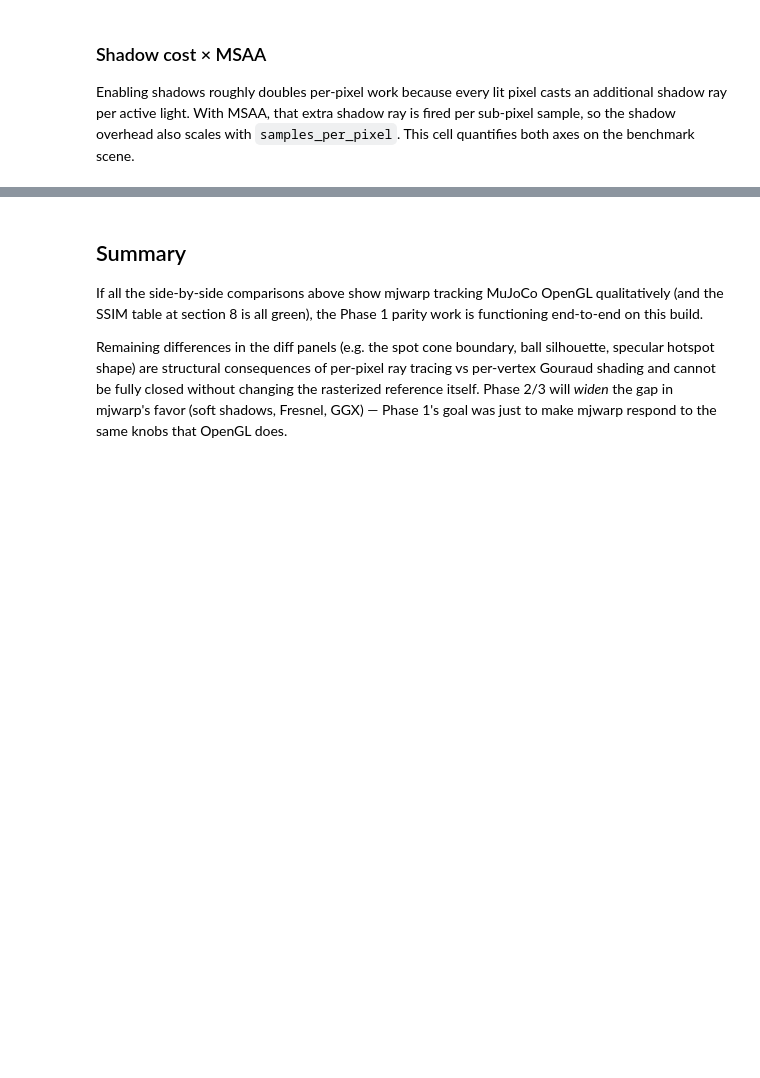
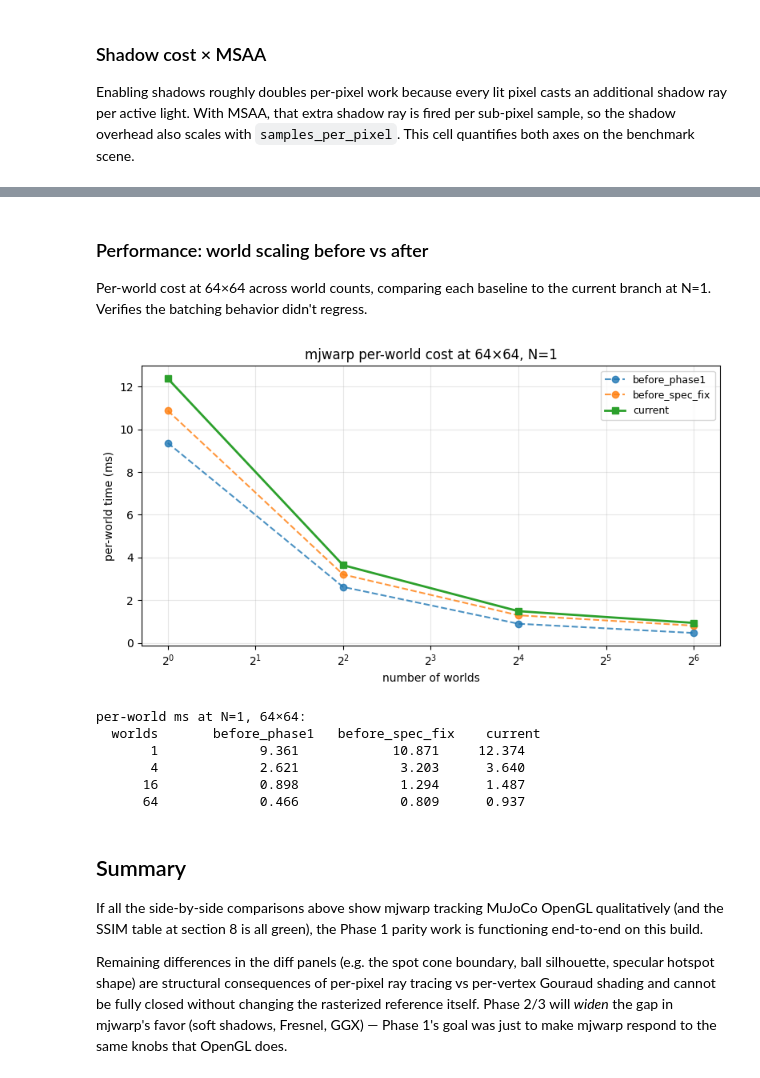
Before and after one commit to mhasek/mujoco_warp, a Jupyter notebook: notebooks/renderer_parity.ipynb, the cells around one changed output, grey strips where cells are left out. Cells and saved outputs as stored; diff of their text form; code cells hidden in the pictures; blank space fills up the shorter version.

```diff
--- a/notebooks/renderer_parity.ipynb
+++ b/notebooks/renderer_parity.ipynb
@@ -1094,3 +1314,47 @@ res         N    off (ms)   on (ms)  on/off
+# %% [markdown]
+### Performance: world scaling before vs after
+
+Per-world cost at 64×64 across world counts, comparing each baseline to
+the current branch at N=1. Verifies the batching behavior didn't regress.
+# %%
+# Use the world_counts from the existing perf section + filter to those
+# that every baseline also captured (so cuda/cpu mismatches don't blow up).
+common_world_counts = sorted(
+  set(world_counts) & set(int(w) for w in baseline_perfs["before_phase1"]["warp_time_by_n_by_world_ms"]["1"].keys())
+)
+
+current_world_n1 = {w: bench_mjwarp_n(mjm_bench, 64, 64, nworld=w, samples_per_pixel=1) * 1000 for w in common_world_counts}
+
+fig, ax = plt.subplots(figsize=(8, 4.5))
+for lbl, perf in baseline_perfs.items():
+  ys = [perf["warp_time_by_n_by_world_ms"]["1"][str(w)] / w for w in common_world_counts]
+  ax.plot(common_world_counts, ys, "o--", label=lbl, alpha=0.8)
+cur_ys = [current_world_n1[w] / w for w in common_world_counts]
+ax.plot(common_world_counts, cur_ys, "s-", label="current", color="C2", linewidth=2)
+ax.set_xlabel("number of worlds")
+ax.set_ylabel("per-world time (ms)")
+ax.set_title("mjwarp per-world cost at 64×64, N=1")
+ax.set_xscale("log", base=2)
+ax.grid(True, which="both", alpha=0.3)
+ax.legend(fontsize=9)
+plt.tight_layout()
+plt.show()
+
+print(f"per-world ms at N=1, 64×64:")
+print(f"  {'worlds':<10s}  {'before_phase1':>14s}  {'before_spec_fix':>16s}  {'current':>9s}")
+for w in common_world_counts:
+  bp1 = baseline_perfs["before_phase1"]["warp_time_by_n_by_world_ms"]["1"][str(w)] / w
+  bsf = baseline_perfs["before_spec_fix"]["warp_time_by_n_by_world_ms"]["1"][str(w)] / w
+  cur = current_world_n1[w] / w
+  print(f"  {w:>6d}     {bp1:>13.3f}   {bsf:>15.3f}   {cur:>8.3f}")
+# %% [output]
+[figure, added]
+per-world ms at N=1, 64×64:
+  worlds       before_phase1   before_spec_fix    current
+       1             9.361            10.871     12.374
+       4             2.621             3.203      3.640
+      16             0.898             1.294      1.487
+      64             0.466             0.809      0.937
 # %% [markdown]
 ## Summary
 
```
Also changed, not shown: parts of 25 cells of this notebook, 54 other files.
